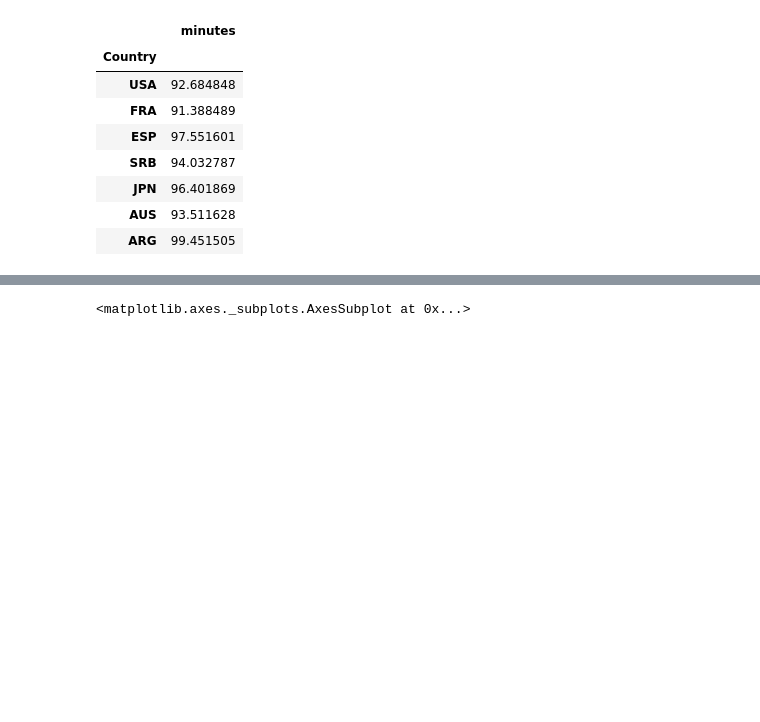
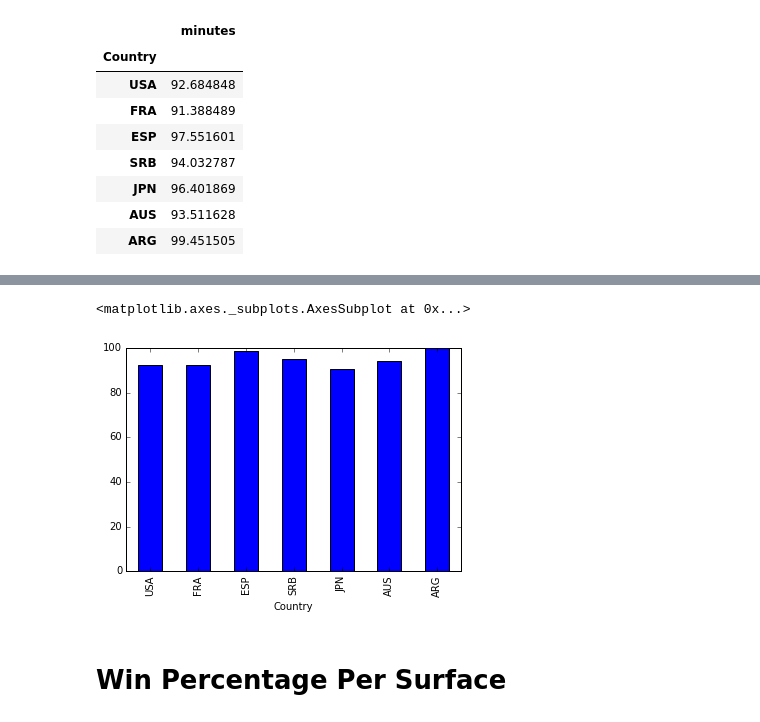
Before and after one commit to kl2695/project, a Jupyter notebook: Untitled2.ipynb, the cells around one changed output, grey strips where cells are left out. Saved outputs shown, nothing was run; the diff lists cells and outputs as text; code cells hidden in the pictures; blank space fills up the shorter version.

```diff
--- a/Untitled2.ipynb
+++ b/Untitled2.ipynb
@@ -108,6 +120,9 @@ x =minL
 minL['minutesW']=minW['minutes']
 minL['Average']= (minL['minutes']+minL['minutesW'])/2
 # %%
-minL.plot()
+minL['Average'].plot(kind='bar')
 # %% [output]
 <matplotlib.axes._subplots.AxesSubplot at 0x...>
+[figure, added]
+# %% [markdown]
+# Win Percentage Per Surface
```
Also changed, not shown: parts of 15 cells of this notebook.
